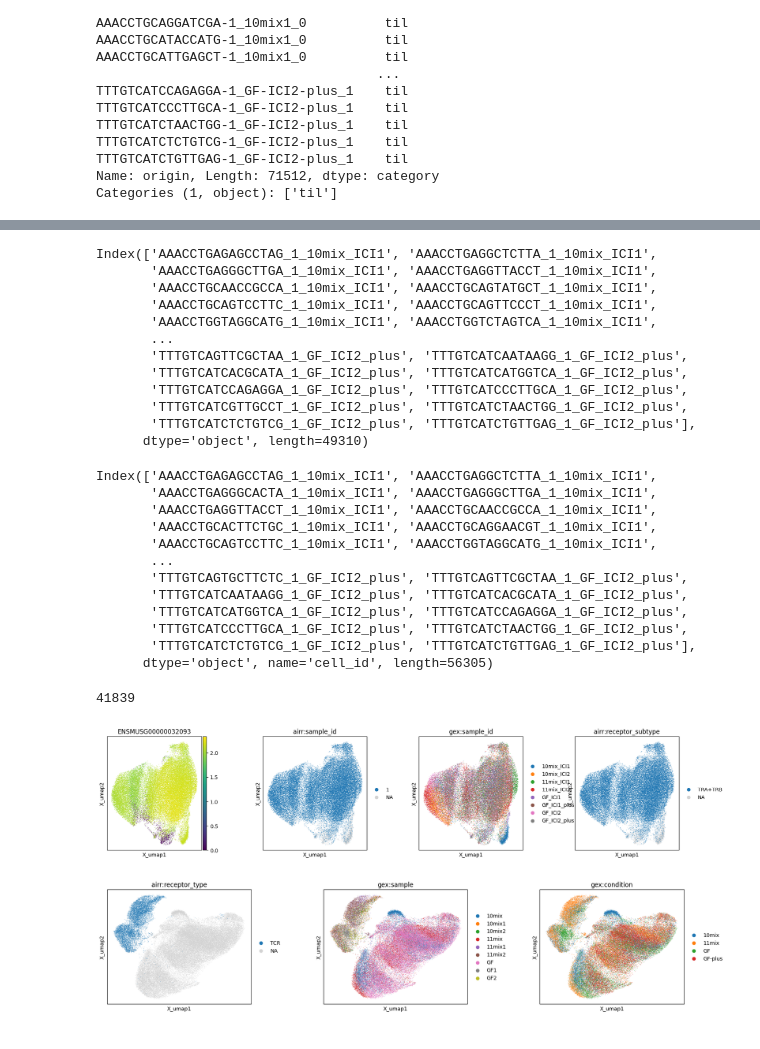
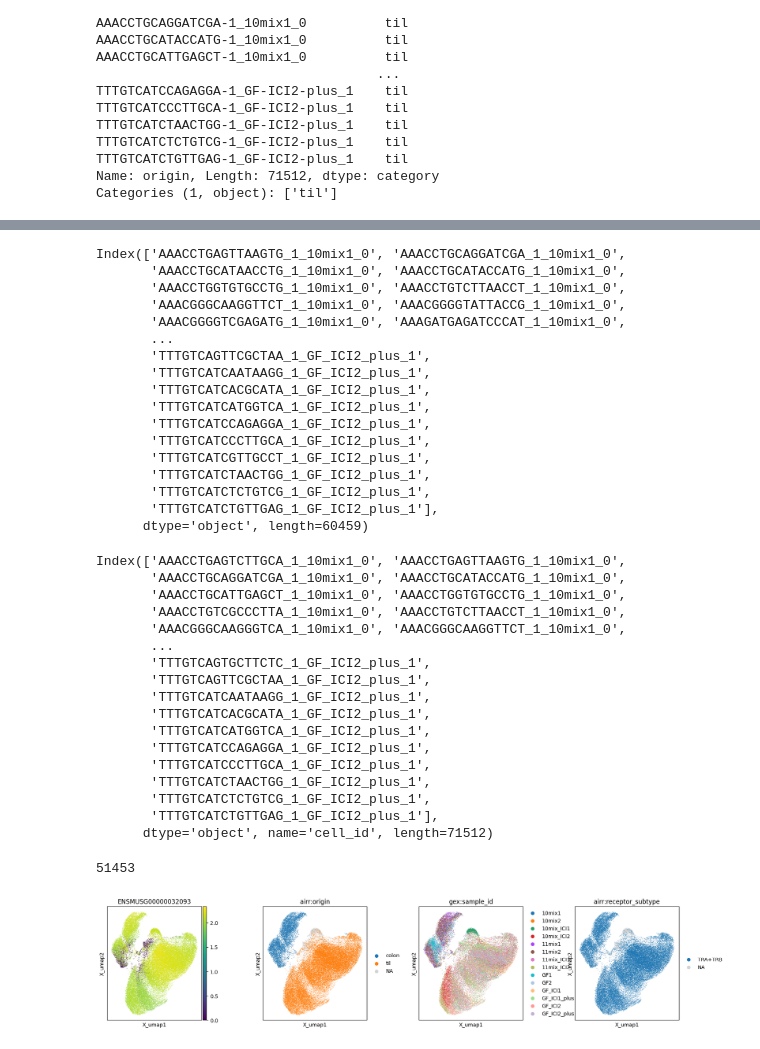
Before and after one commit to ErikaKvalem/honda_microbial_metabolites_2021, a Jupyter notebook: 20_scripts/40_single-cell-sorted-cd8/40_gex_surface_prot/012_tcr_integration.ipynb, the cells around one changed output, grey strips where cells are left out. Cells and saved outputs as stored; diff of their text form; code cells hidden in the pictures.

```diff
--- a/20_scripts/40_single-cell-sorted-cd8/40_gex_surface_prot/012_tcr_integration.ipynb
+++ b/20_scripts/40_single-cell-sorted-cd8/40_gex_surface_prot/012_tcr_integration.ipynb
@@ -240,4 +235,4 @@ adata_tcr.obs
 | TTTGTCATCGATGAGG-1_GF2 | GF2 | GF | naive |
 15207 rows × 3 columns
 # %%
-adata_tcr_2021.obs["sample"] = adata_tcr_2021.obs_names.to_series().str.split("_", expand=True)[1]
+adata_tcr_2021.obs["sample_id"] = adata_tcr_2021.obs_names.to_series().str.split("_", expand=True)[1]
@@ -273,5 +272,5 @@ Name: count, dtype: int64
 # %%
 # Set global met'adata on `mdata.obs`
-adata_tcr_2021.obs["sample_id"] = adata_tcr_2021.obs_names.to_series().str.split("_", expand=True)[1]
-#adata_tcr_2021.obs["group"] = adata_tcr_2021.obs["sample_id"].map(lambda x: samples[x]["group"])
-adata_tcr_2021.obs["condition"] = adata_tcr_2021.obs["sample"].map(lambda x: samples[x]["condition"])
+#adata_tcr_2021.obs["sample_id"] = adata_tcr_2021.obs_names.to_series().str.split("_", expand=True)[1]
+adata_tcr_2021.obs["group"] = adata_tcr_2021.obs["sample_id"].map(lambda x: samples[x]["group"])
+adata_tcr_2021.obs["condition"] = adata_tcr_2021.obs["sample_id"].map(lambda x: samples[x]["condition"])
@@ -408,7 +429,7 @@ ir.tl.chain_qc(mdata)
 colon_samples = ["10mix1", "10mix2", "11mix1", "11mix2", "GF1", "GF2"]
 
 # Use np.where() to create the 'origin' column based on conditions
-mdata["airr"].obs["origin"] = mdata["airr"].obs["sample"].apply(
+mdata["airr"].obs["origin"] = mdata["airr"].obs["sample_id"].apply(
     lambda x: "colon" if x in colon_samples else "til"
 )
 # %%
@@ -493,57 +565,63 @@ ir.get.airr(mdata, ["locus", "productive"])
 # %%
 mdata["gex"].obs_names
 # %% [output]
-Index(['AAACCTGAGAGCCTAG_1_10mix_ICI1', 'AAACCTGAGGCTCTTA_1_10mix_ICI1',
-       'AAACCTGAGGGCTTGA_1_10mix_ICI1', 'AAACCTGAGGTTACCT_1_10mix_ICI1',
-       'AAACCTGCAACCGCCA_1_10mix_ICI1', 'AAACCTGCAGTATGCT_1_10mix_ICI1',
-       'AAACCTGCAGTCCTTC_1_10mix_ICI1', 'AAACCTGCAGTTCCCT_1_10mix_ICI1',
-       'AAACCTGGTAGGCATG_1_10mix_ICI1', 'AAACCTGGTCTAGTCA_1_10mix_ICI1',
+Index(['AAACCTGAGTTAAGTG_1_10mix1_0', 'AAACCTGCAGGATCGA_1_10mix1_0',
+       'AAACCTGCATAACCTG_1_10mix1_0', 'AAACCTGCATACCATG_1_10mix1_0',
+       'AAACCTGGTGTGCCTG_1_10mix1_0', 'AAACCTGTCTTAACCT_1_10mix1_0',
+       'AAACGGGCAAGGTTCT_1_10mix1_0', 'AAACGGGGTATTACCG_1_10mix1_0',
+       'AAACGGGGTCGAGATG_1_10mix1_0', 'AAAGATGAGATCCCAT_1_10mix1_0',
        ...
-       'TTTGTCAGTTCGCTAA_1_GF_ICI2_plus', 'TTTGTCATCAATAAGG_1_GF_ICI2_plus',
-       'TTTGTCATCACGCATA_1_GF_ICI2_plus', 'TTTGTCATCATGGTCA_1_GF_ICI2_plus',
-       'TTTGTCATCCAGAGGA_1_GF_ICI2_plus', 'TTTGTCATCCCTTGCA_1_GF_ICI2_plus',
-       'TTTGTCATCGTTGCCT_1_GF_ICI2_plus', 'TTTGTCATCTAACTGG_1_GF_ICI2_plus',
-       'TTTGTCATCTCTGTCG_1_GF_ICI2_plus', 'TTTGTCATCTGTTGAG_1_GF_ICI2_plus'],
-      dtype='object', length=49310)
+       'TTTGTCAGTTCGCTAA_1_GF_ICI2_plus_1',
+       'TTTGTCATCAATAAGG_1_GF_ICI2_plus_1',
+       'TTTGTCATCACGCATA_1_GF_ICI2_plus_1',
+       'TTTGTCATCATGGTCA_1_GF_ICI2_plus_1',
+       'TTTGTCATCCAGAGGA_1_GF_ICI2_plus_1',
+       'TTTGTCATCCCTTGCA_1_GF_ICI2_plus_1',
+       'TTTGTCATCGTTGCCT_1_GF_ICI2_plus_1',
+       'TTTGTCATCTAACTGG_1_GF_ICI2_plus_1',
+       'TTTGTCATCTCTGTCG_1_GF_ICI2_plus_1',
+       'TTTGTCATCTGTTGAG_1_GF_ICI2_plus_1'],
+      dtype='object', length=60459)
 # %%
 mdata["airr"].obs_names
 # %% [output]
-Index(['AAACCTGAGAGCCTAG_1_10mix_ICI1', 'AAACCTGAGGCTCTTA_1_10mix_ICI1',
-       'AAACCTGAGGGCACTA_1_10mix_ICI1', 'AAACCTGAGGGCTTGA_1_10mix_ICI1',
-       'AAACCTGAGGTTACCT_1_10mix_ICI1', 'AAACCTGCAACCGCCA_1_10mix_ICI1',
-       'AAACCTGCACTTCTGC_1_10mix_ICI1', 'AAACCTGCAGGAACGT_1_10mix_ICI1',
-       'AAACCTGCAGTCCTTC_1_10mix_ICI1', 'AAACCTGGTAGGCATG_1_10mix_ICI1',
+Index(['AAACCTGAGTCTTGCA_1_10mix1_0', 'AAACCTGAGTTAAGTG_1_10mix1_0',
+       'AAACCTGCAGGATCGA_1_10mix1_0', 'AAACCTGCATACCATG_1_10mix1_0',
+       'AAACCTGCATTGAGCT_1_10mix1_0', 'AAACCTGGTGTGCCTG_1_10mix1_0',
+       'AAACCTGTCGCCCTTA_1_10mix1_0', 'AAACCTGTCTTAACCT_1_10mix1_0',
+       'AAACGGGCAAGGGTCA_1_10mix1_0', 'AAACGGGCAAGGTTCT_1_10mix1_0',
        ...
-       'TTTGTCAGTGCTTCTC_1_GF_ICI2_plus', 'TTTGTCAGTTCGCTAA_1_GF_ICI2_plus',
-       'TTTGTCATCAATAAGG_1_GF_ICI2_plus', 'TTTGTCATCACGCATA_1_GF_ICI2_plus',
-       'TTTGTCATCATGGTCA_1_GF_ICI2_plus', 'TTTGTCATCCAGAGGA_1_GF_ICI2_plus',
-       'TTTGTCATCCCTTGCA_1_GF_ICI2_plus', 'TTTGTCATCTAACTGG_1_GF_ICI2_plus',
-       'TTTGTCATCTCTGTCG_1_GF_ICI2_plus', 'TTTGTCATCTGTTGAG_1_GF_ICI2_plus'],
-      dtype='object', name='cell_id', length=56305)
+       'TTTGTCAGTGCTTCTC_1_GF_ICI2_plus_1',
+       'TTTGTCAGTTCGCTAA_1_GF_ICI2_plus_1',
+       'TTTGTCATCAATAAGG_1_GF_ICI2_plus_1',
+       'TTTGTCATCACGCATA_1_GF_ICI2_plus_1',
+       'TTTGTCATCATGGTCA_1_GF_ICI2_plus_1',
+       'TTTGTCATCCAGAGGA_1_GF_ICI2_plus_1',
+       'TTTGTCATCCCTTGCA_1_GF_ICI2_plus_1',
+       'TTTGTCATCTAACTGG_1_GF_ICI2_plus_1',
+       'TTTGTCATCTCTGTCG_1_GF_ICI2_plus_1',
+       'TTTGTCATCTGTTGAG_1_GF_ICI2_plus_1'],
+      dtype='object', name='cell_id', length=71512)
 # %%
 # Replace "-" with "_" in the 'obs_names' column
 mdata["airr"].obs_names = mdata["airr"].obs_names.str.replace('-', '_')
+# %%
+# Replace "-" with "_" in the 'obs_names' column
+mdata["gex"].obs_names = mdata["gex"].obs_names.str.replace('-', '_')
 # %%
 mdata.update()
 # %%
 len(set(mdata["gex"].obs_names) & set(mdata["airr"].obs_names))
 # %% [output]
-41839
+51453
 # %%
 fig, (ax0, ax1,ax2,ax3) = plt.subplots(1, 4, figsize=(20, 4), gridspec_kw={"wspace": 0.5})
 mu.pl.embedding(mdata, basis="gex:umap", color=["ENSMUSG00000032093"], ax=ax0, show=False)
-mu.pl.embedding(mdata, basis="gex:umap", color=["airr:sample_id"], ax=ax1, show=False)
+mu.pl.embedding(mdata, basis="gex:umap", color=["airr:origin"], ax=ax1, show=False)
 mu.pl.embedding(mdata, basis="gex:umap", color=["gex:sample_id"], ax=ax2, show=False)
 mu.pl.embedding(mdata, basis="gex:umap", color=["airr:receptor_subtype"], ax=ax3)
 # %% [output]
-[figure, old version]
+[figure, new version]
-# %%
-fig, (ax0, ax1,ax2) = plt.subplots(1, 3, figsize=(20, 4), gridspec_kw={"wspace": 0.5})
-mu.pl.embedding(mdata, basis="gex:umap", color=["airr:receptor_type"], ax=ax0, show=False)
-mu.pl.embedding(mdata, basis="gex:umap", color=["gex:sample"], ax=ax1, show=False)
-mu.pl.embedding(mdata, basis="gex:umap", color=["gex:condition"], ax=ax2)
-# %% [output]
-[figure, removed]
 # %%
 ir.tl.chain_qc(mdata)
 
```
Also changed, not shown: parts of 39 cells of this notebook.
